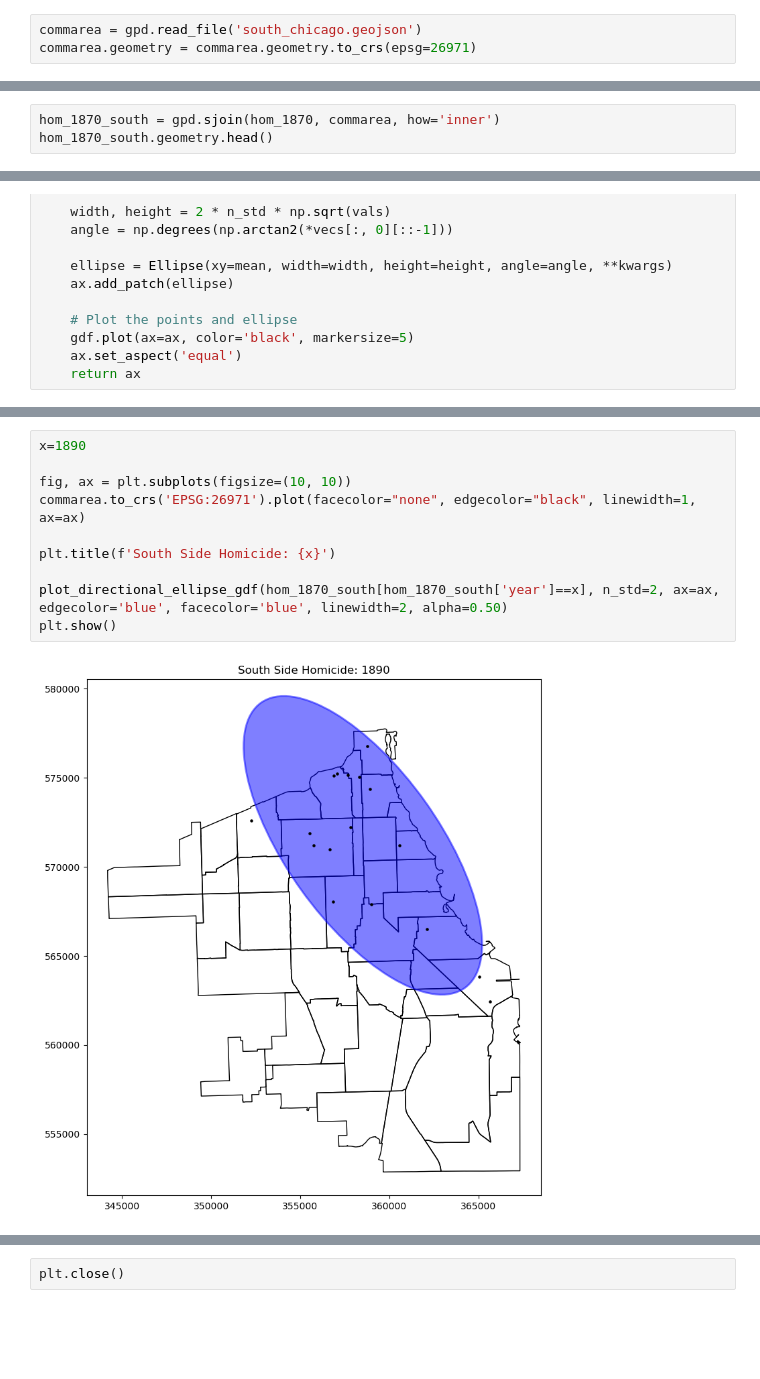
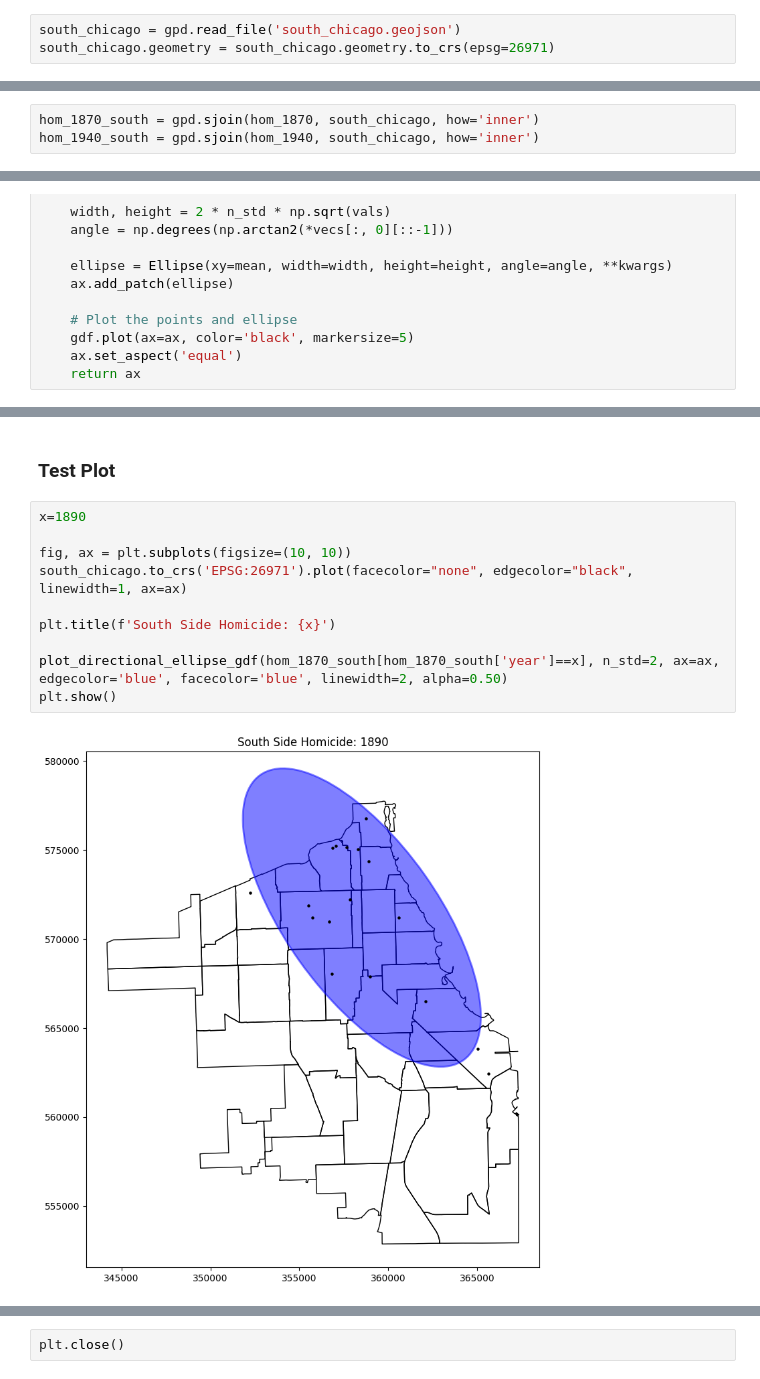
Before and after one commit to uchicago-justice-project/decreasing-homicide-waves, a Jupyter notebook: hom_decrease_3.ipynb, the cells around one changed output, grey strips where cells are left out. Drawn from its saved outputs; the diff is of its cells as text; blank space fills up the shorter version.

```diff
--- a/hom_decrease_3.ipynb
+++ b/hom_decrease_3.ipynb
@@ -19,3 +23,3 @@ from PIL import Image
 # %%
-commarea = gpd.read_file('south_chicago.geojson')
-commarea.geometry = commarea.geometry.to_crs(epsg=26971)
+south_chicago = gpd.read_file('south_chicago.geojson')
+south_chicago.geometry = south_chicago.geometry.to_crs(epsg=26971)
@@ -78,4 +105,4 @@ Name: geometry, dtype: geometry
 # %%
-hom_1870_south = gpd.sjoin(hom_1870, commarea, how='inner')
-hom_1870_south.geometry.head()
+hom_1870_south = gpd.sjoin(hom_1870, south_chicago, how='inner')
+hom_1940_south = gpd.sjoin(hom_1940, south_chicago, how='inner')
 # %% [output]
@@ -136,12 +193,14 @@ Name: geometry, dtype: geometry
+# %% [markdown]
+### Test Plot
 # %%
 x=1890
 
 fig, ax = plt.subplots(figsize=(10, 10))
-commarea.to_crs('EPSG:26971').plot(facecolor="none", edgecolor="black", linewidth=1, ax=ax)
+south_chicago.to_crs('EPSG:26971').plot(facecolor="none", edgecolor="black", linewidth=1, ax=ax)
 
 plt.title(f'South Side Homicide: {x}')
 
 plot_directional_ellipse_gdf(hom_1870_south[hom_1870_south['year']==x], n_std=2, ax=ax, edgecolor='blue', facecolor='blue', linewidth=2, alpha=0.50)
 plt.show()
 # %% [output]
-[figure, old version]
+[figure, new version]
```
Also changed, not shown: parts of 62 cells of this notebook, 4 other files.
